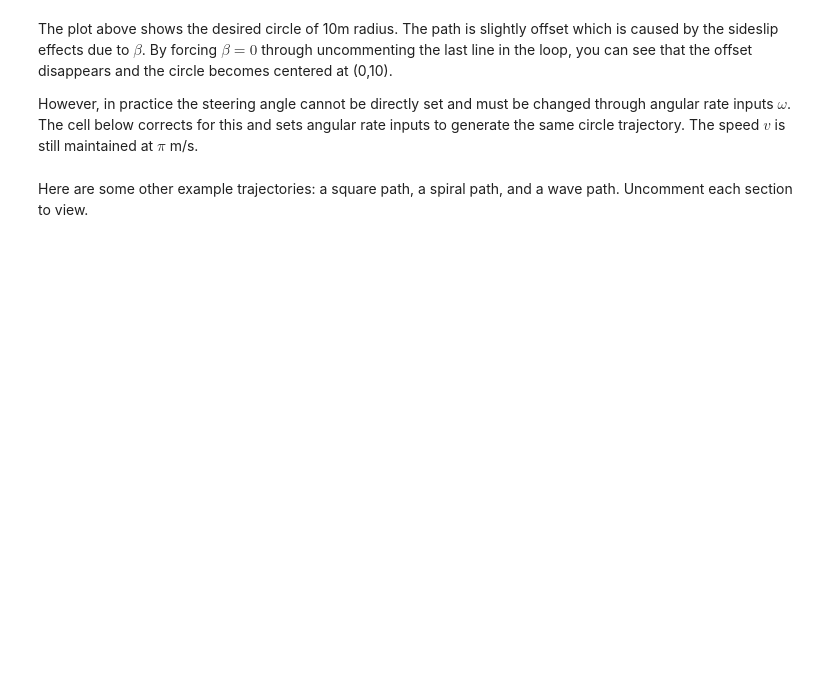
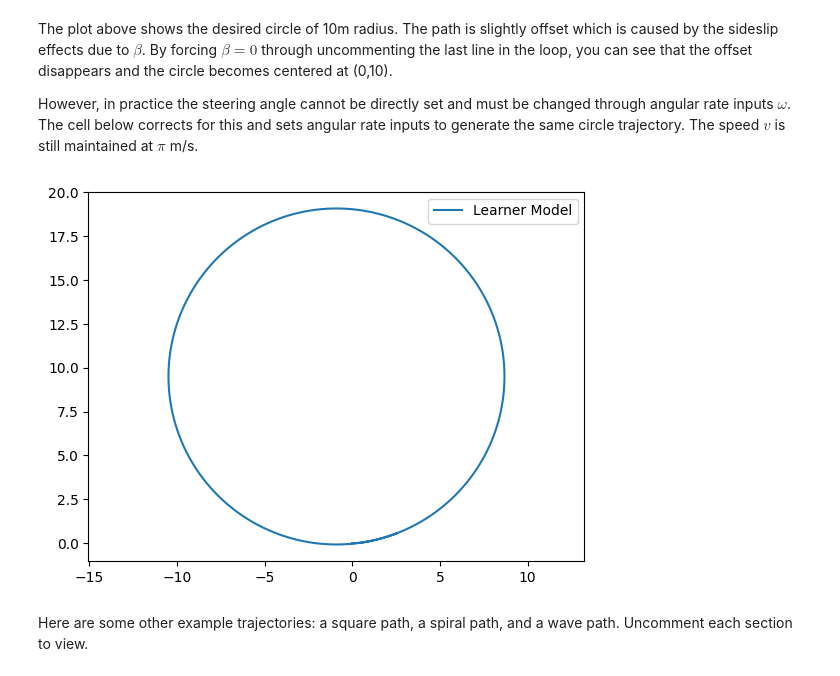
Before and after one commit to VladimirSokolenko/lab.5.1-Kinematic-Bicycle-Model, a Jupyter notebook: Kinematic_Bicycle_Model.ipynb, the cells around one changed output. Cells and saved outputs as stored; diff of their text form; code cells hidden in the pictures; blank space fills up the shorter version.

```diff
--- a/Kinematic_Bicycle_Model.ipynb
+++ b/Kinematic_Bicycle_Model.ipynb
@@ -138,37 +138,39 @@ However, in practice the steering angle cannot be directly set and must be chang
 # %%
 sample_time = 0.01
 time_end = 20
 model.reset()
-solution_model.reset()
+# solution_model.reset()
 
 t_data = np.arange(0,time_end,sample_time)
 x_data = np.zeros_like(t_data)
 y_data = np.zeros_like(t_data)
-x_solution = np.zeros_like(t_data)
-y_solution = np.zeros_like(t_data)
+# x_solution = np.zeros_like(t_data)
+# y_solution = np.zeros_like(t_data)
 
 for i in range(t_data.shape[0]):
     x_data[i] = model.xc
     y_data[i] = model.yc
 
     if model.delta < np.arctan(2/10):
         model.step(np.pi, model.w_max)
     else:
         model.step(np.pi, 0)
 
-    x_solution[i] = solution_model.xc
-    y_solution[i] = solution_model.yc
+    # x_solution[i] = solution_model.xc
+    # y_solution[i] = solution_model.yc
 
-    if solution_model.delta < np.arctan(2/10):
-        solution_model.step(np.pi, model.w_max)
-    else:
-        solution_model.step(np.pi, 0)
+    # if solution_model.delta < np.arctan(2/10):
+    #     solution_model.step(np.pi, model.w_max)
+    # else:
+    #     solution_model.step(np.pi, 0)
 
 plt.axis('equal')
 plt.plot(x_data, y_data,label='Learner Model')
-plt.plot(x_solution, y_solution,label='Solution Model')
+# plt.plot(x_solution, y_solution,label='Solution Model')
 plt.legend()
 plt.show()
+# %% [output]
+[figure, added]
 # %% [markdown]
 Here are some other example trajectories: a square path, a spiral path, and a wave path. Uncomment each section to view.
 # %%
```
Also changed, not shown: parts of 4 cells of this notebook, 1 other file.
